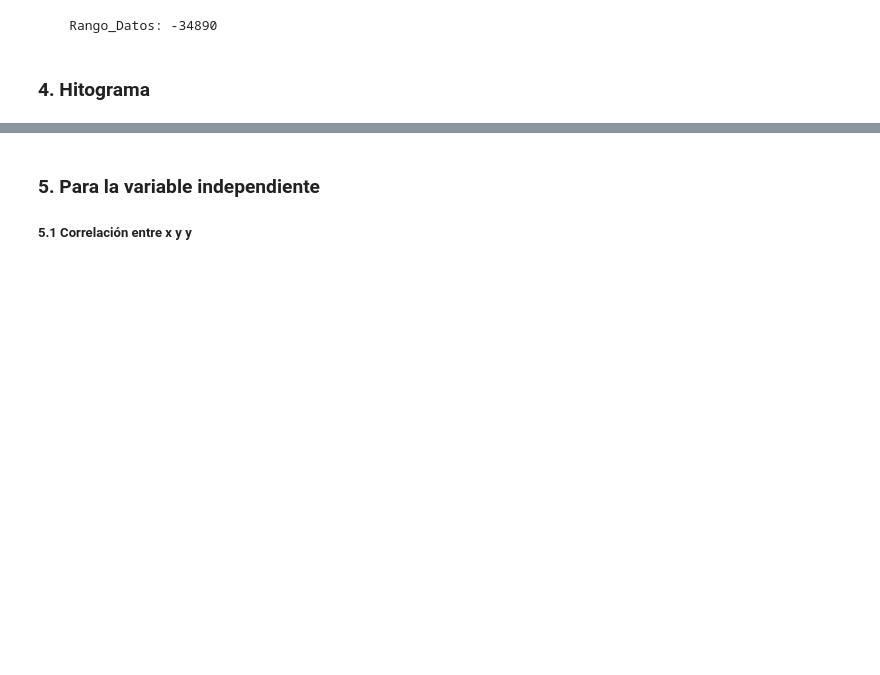
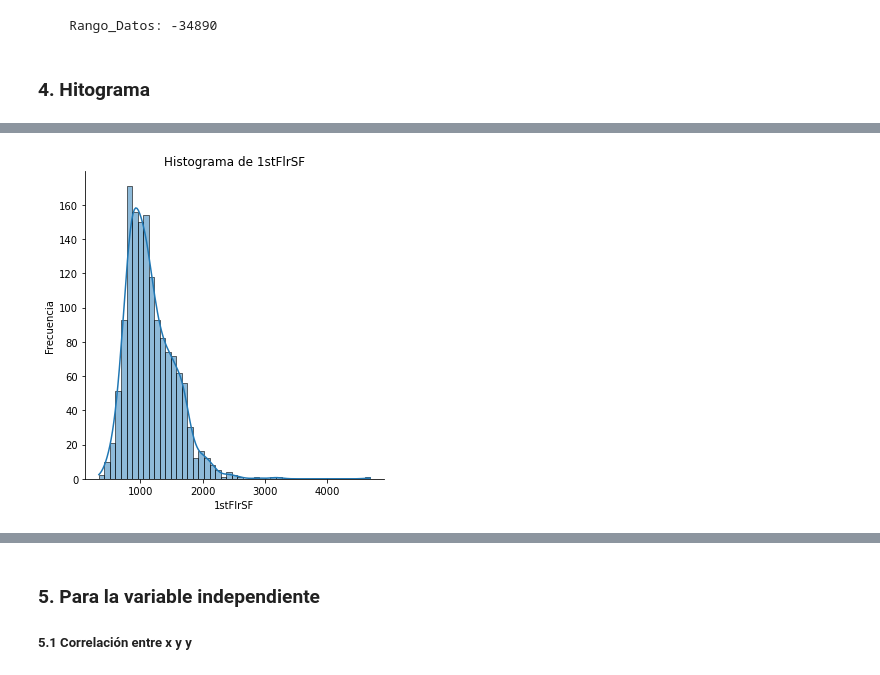
Before and after one commit to DeboraCoo/ProyectoFinal, a Jupyter notebook: ProyectoFinal.ipynb, the cells around one changed output, grey strips where cells are left out. Drawn from its saved outputs; the diff is of its cells as text; code cells hidden in the pictures; blank space fills up the shorter version.

```diff
--- a/ProyectoFinal.ipynb
+++ b/ProyectoFinal.ipynb
@@ -213,0 +266,8 @@ print("""
+# %%
+ax = sb.displot(data=datos, x="1stFlrSF", kde=True)
+plot.ylabel('Frecuencia')
+plot.xlabel('1stFlrSF')
+plot.title('Histograma de 1stFlrSF')
+plot.show()
+# %% [output]
+[figure, added]
```
Also changed, not shown: parts of 26 cells of this notebook.
